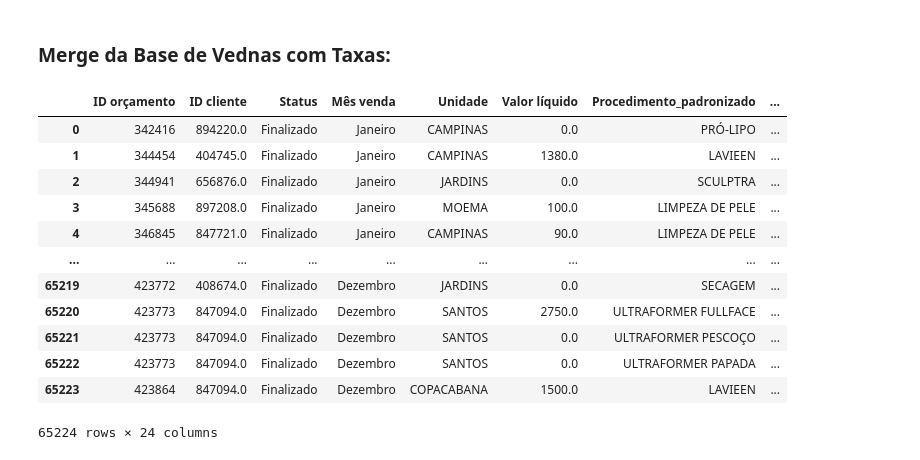
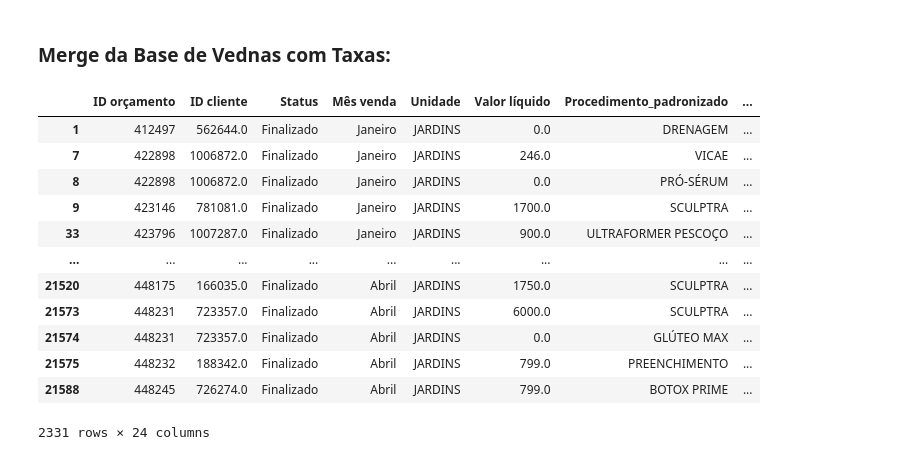
Before and after one commit to Devthalesant/Rentabilidade, a Jupyter notebook: Functions/tratando_bases.ipynb, the cells around one changed output. Drawn from its saved outputs; the diff is of its cells as text; code cells hidden in the pictures.

```diff
--- a/Functions/tratando_bases.ipynb
+++ b/Functions/tratando_bases.ipynb
@@ -636,5 +636,5 @@ vmb_2024_concat.to_csv('C:/Users/novo1/OneDrive/Desktop/Dev/Rentabilidade Anual/
 # %%
-vmb_concat_path = 'C:/Users/novo1/OneDrive/Desktop/Dev/Rentabilidade Anual/Bases/Venda Mesal Bruta/2024/vmb_2024_concat.csv'
+vmb_concat_path = 'C:/Users/novo1/OneDrive/Desktop/Dev/Rentabilidade Anual/Bases/Venda Mesal Bruta/2025/vmb_2025_concat.csv'
 
 
 vmb_concat = pd.read_csv(vmb_concat_path,low_memory=False)
@@ -749,6 +749,8 @@ vmb_concat = vmb_concat.rename(columns={"Tempo Total" : "Tempo Utilizado"})
 
 # Horas utilizadas por unidade:
 
-df_tempo_pago = vmb_concat.groupby(['Unidade']).agg({"Tempo Utilizado" : 'sum'}).reset_index()
+df_tempo_pago = vmb_concat.groupby(['Unidade','Mês venda']).agg({"Tempo Utilizado" : 'sum'}).reset_index()
 
-vmb_concat.to_csv("C:/Users/novo1/OneDrive/Desktop/Dev/Rentabilidade Anual/Bases/Venda Mesal Bruta/2024/vmb_2024_concat_treated.csv")
+#vmb_concat.to_csv("C:/Users/novo1/OneDrive/Desktop/Dev/Rentabilidade Anual/Bases/Venda Mesal Bruta/2024/vmb_2024_concat_treated.csv")
+
+df_tempo_pago
@@ -755,7 +771,7 @@ vmb_concat.to_csv("C:/Users/novo1/OneDrive/Desktop/Dev/Rentabilidade Anual/Bases
 # %% [markdown]
 ### Base Custo Fixo:
 # %%
-custo_fixo = pd.read_excel("C:/Users/novo1/OneDrive/Desktop/Dev/Rentabilidade Anual/Bases/Custos Fixos/2024/CF-txSala.xlsx")
+custo_fixo = pd.read_excel("C:/Users/novo1/OneDrive/Desktop/Dev/Rentabilidade Anual/Bases/Custos Fixos/2025/CF-txSala_Mensal.xlsx")
 
 custo_fixo
 # %% [output]
@@ -779,7 +791,9 @@ custo_fixo
 # %%
 #Merge da base CF com DF de tempo Utilizado
 
-df_merged_cf = pd.merge(df_tempo_pago,custo_fixo,how='left')
+df_merged_cf = pd.merge(df_tempo_pago,custo_fixo,how='left',
+    left_on=['Unidade', 'Mês venda'],
+    right_on=['Unidade', 'Mês'])
 
 df_merged_cf["Valor Tempo Utilizado"] = df_merged_cf['Tempo Utilizado'] * df_merged_cf['Taxa Sala (Min)']
 
@@ -787,10 +801,9 @@ df_merged_cf['Tempo Ocioso'] = df_merged_cf['Minutos Disponivel'] - df_merged_cf
 
 df_merged_cf["Valor Tempo Ocioso"] = df_merged_cf['Tempo Ocioso'] * df_merged_cf['Taxa Sala (Min)']
 
-df_merged_cf_columns = ['Unidade', 'Custo Fixo', 'Custo Fixo + Bko','Meses Funcionando',
-                         'Dias uteis', 'Hora/Dia', 'Salas','Minutos Disponivel',
-                         'Taxa Sala (Hr)', 'Taxa Sala (Min)','Tempo Utilizado',
-                         'Valor Tempo Utilizado', 'Tempo Ocioso','Valor Tempo Ocioso']
+df_merged_cf_columns = ['Unidade', 'Custo Fixo + Bko','Dias uteis', 'Hora/Dia','Mês',
+                        'Salas','Minutos Disponivel', 'Taxa Sala (Hr)', 'Taxa Sala (Min)',
+                        'Tempo Utilizado','Valor Tempo Utilizado', 'Tempo Ocioso','Valor Tempo Ocioso']
 
 df_merged_cf = df_merged_cf[df_merged_cf_columns]
 
@@ -798,7 +811,10 @@ df_merged_cf["Taxa Ociosidade (Min)"] = df_merged_cf["Valor Tempo Ocioso"] / df_
 
 df_merged_cf
 
-df_taxa_sala_ociosidade = df_merged_cf.groupby(['Unidade']).agg({'Taxa Sala (Min)' : "sum","Taxa Ociosidade (Min)" : 'sum' }).reset_index()
+df_taxa_sala_ociosidade = df_merged_cf.groupby(['Unidade', 'Mês']).agg({
+    'Taxa Sala (Min)': 'first',
+    'Taxa Ociosidade (Min)': 'first'
+}).reset_index()
 
 df_taxa_sala_ociosidade
 # %% [output]
@@ -822,30 +826,40 @@ df_taxa_sala_ociosidade
 # %% [markdown]
 ### Merge da Base de Vednas com Taxas:
 # %%
-df_final = pd.merge(vmb_concat,df_taxa_sala_ociosidade,how='left')
+df_final = pd.merge(
+    vmb_concat,
+    df_taxa_sala_ociosidade,
+    how='left',
+    left_on=['Unidade', 'Mês venda'],
+    right_on=['Unidade', 'Mês']
+)
 
 df_final["Custo Fixo"] = ((df_final['Tempo Utilizado']* df_final['Taxa Sala (Min)']) + (df_final['Tempo Utilizado']* df_final['Taxa Ociosidade (Min)']))
 
 receita_gerada = df_final['Valor liquido item'].sum()
 
 df_final['Custo Total'] = df_final['Custo Fixo'] + df_final['Custo Direto Total'] + df_final['Custo Sobre Venda']
 
 df_final['Lucro'] = df_final['Valor liquido item'] - df_final['Custo Total']
 
 df_final['Mês venda'].unique()
 
-df_final
+df_final.drop(columns='Mês',inplace=True)
+
+B = df_final.loc[df_final['Unidade'] == "JARDINS"]
+
+B
 # %% [output]
 |  | ID orçamento | ID cliente | Status | Mês venda | Unidade | Valor líquido | Procedimento_padronizado | ... |
-| 0 | 342416 | 894220.0 | Finalizado | Janeiro | CAMPINAS | 0.0 | PRÓ-LIPO | ... |
-| 1 | 344454 | 404745.0 | Finalizado | Janeiro | CAMPINAS | 1380.0 | LAVIEEN | ... |
-| 2 | 344941 | 656876.0 | Finalizado | Janeiro | JARDINS | 0.0 | SCULPTRA | ... |
-| 3 | 345688 | 897208.0 | Finalizado | Janeiro | MOEMA | 100.0 | LIMPEZA DE PELE | ... |
-| 4 | 346845 | 847721.0 | Finalizado | Janeiro | CAMPINAS | 90.0 | LIMPEZA DE PELE | ... |
+| 1 | 412497 | 562644.0 | Finalizado | Janeiro | JARDINS | 0.0 | DRENAGEM | ... |
+| 7 | 422898 | 1006872.0 | Finalizado | Janeiro | JARDINS | 246.0 | VICAE | ... |
+| 8 | 422898 | 1006872.0 | Finalizado | Janeiro | JARDINS | 0.0 | PRÓ-SÉRUM | ... |
+| 9 | 423146 | 781081.0 | Finalizado | Janeiro | JARDINS | 1700.0 | SCULPTRA | ... |
+| 33 | 423796 | 1007287.0 | Finalizado | Janeiro | JARDINS | 900.0 | ULTRAFORMER PESCOÇO | ... |
 | ... | ... | ... | ... | ... | ... | ... | ... | ... |
-| 65219 | 423772 | 408674.0 | Finalizado | Dezembro | JARDINS | 0.0 | SECAGEM | ... |
-| 65220 | 423773 | 847094.0 | Finalizado | Dezembro | SANTOS | 2750.0 | ULTRAFORMER FULLFACE | ... |
-| 65221 | 423773 | 847094.0 | Finalizado | Dezembro | SANTOS | 0.0 | ULTRAFORMER PESCOÇO | ... |
-| 65222 | 423773 | 847094.0 | Finalizado | Dezembro | SANTOS | 0.0 | ULTRAFORMER PAPADA | ... |
-| 65223 | 423864 | 847094.0 | Finalizado | Dezembro | COPACABANA | 1500.0 | LAVIEEN | ... |
+| 21520 | 448175 | 166035.0 | Finalizado | Abril | JARDINS | 1750.0 | SCULPTRA | ... |
+| 21573 | 448231 | 723357.0 | Finalizado | Abril | JARDINS | 6000.0 | SCULPTRA | ... |
+| 21574 | 448231 | 723357.0 | Finalizado | Abril | JARDINS | 0.0 | GLÚTEO MAX | ... |
+| 21575 | 448232 | 188342.0 | Finalizado | Abril | JARDINS | 799.0 | PREENCHIMENTO | ... |
+| 21588 | 448245 | 726274.0 | Finalizado | Abril | JARDINS | 799.0 | BOTOX PRIME | ... |
-65224 rows × 24 columns
+2331 rows × 24 columns
```
Also changed, not shown: parts of 4 cells of this notebook, 2 other files.
